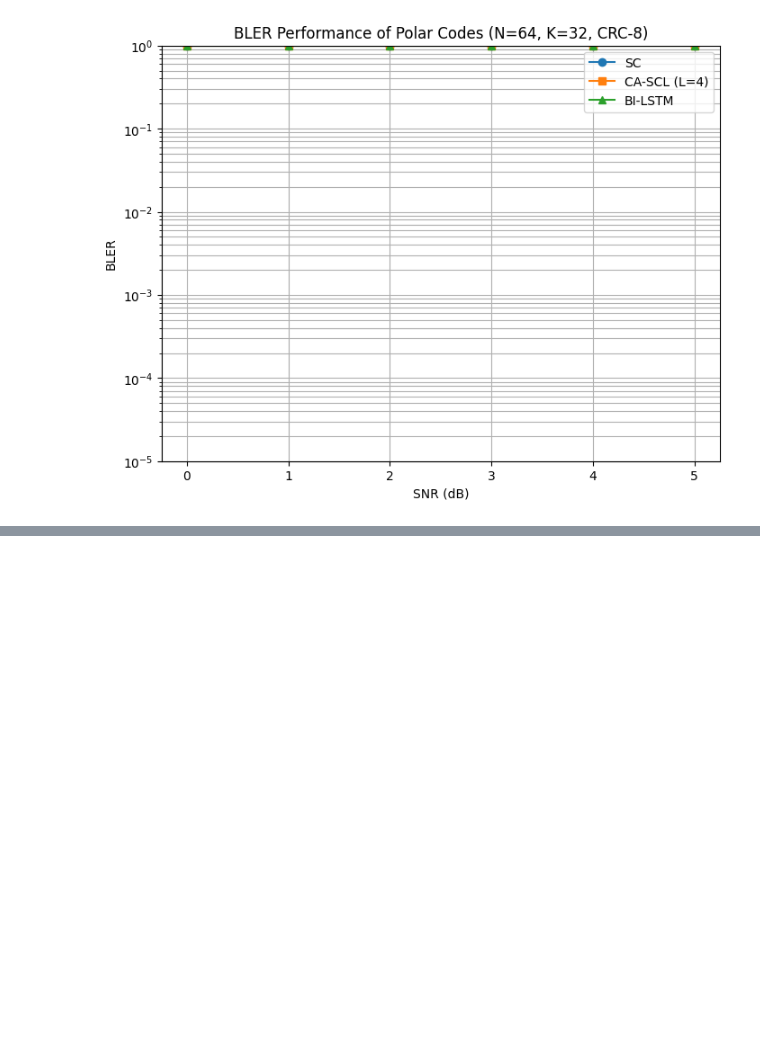
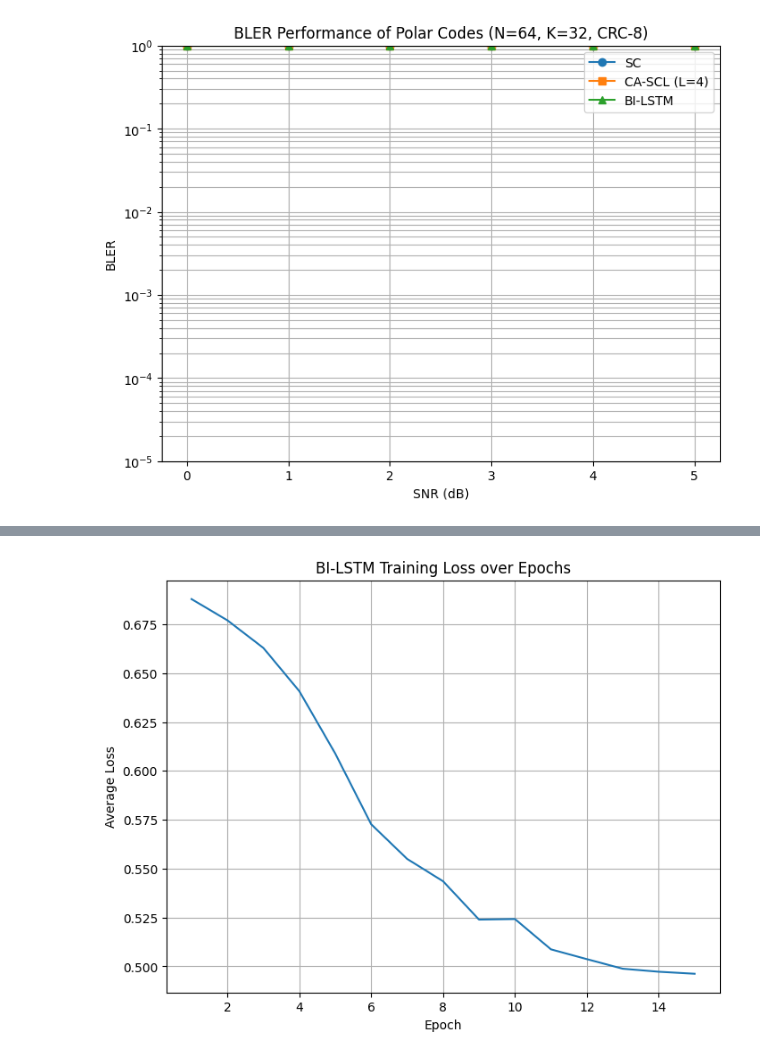
Before and after one commit to kumuds4/BCH, a Jupyter notebook: Making_the_Most_of_your_Colab_Subscription.ipynb, the cells around one changed output, grey strips where cells are left out. Saved outputs shown, nothing was run; the diff lists cells and outputs as text; code cells hidden in the pictures; blank space fills up the shorter version.

```diff
--- a/Making_the_Most_of_your_Colab_Subscription.ipynb
+++ b/Making_the_Most_of_your_Colab_Subscription.ipynb
@@ -1290,0 +1401,94 @@ SNR=5.0 dB, BER=3.01510e-01, BLER=1.00000e+00
+# %%
+# --- Training function ---
+def train_bilstm(model, optimizer, criterion, epochs, batch_size, snr_db):
+    model.to(device)
+    model.train()
+    epoch_losses = [] # List to store average loss per epoch
+    for epoch in range(epochs):
+        losses = []
+        steps = 200
+        for _ in range(steps):
+            s_batch = []
+            target_batch = []
+            # Random SNR per batch between snr_db and snr_db + 2 dB
+            train_snr_db = np.random.uniform(snr_db, snr_db + 2)
+            for _ in range(batch_size):
+                u_msg = np.random.randint(0, 2, polar.info_len)
+                u_crc = crc8_encode(u_msg)
+                x = polar.encode(u_msg)
+                s = bpsk_mod(x)
+                s_batch.append(s)
+                target_batch.append(u_crc.astype(np.float32))
+            batch_s = np.stack(s_batch)
+            _, llr_batch = awgn_channel(batch_s, train_snr_db)
+            inp = torch.tensor(llr_batch, dtype=torch.float32, device=device)
+            tgt = torch.tensor(np.stack(target_batch), dtype=torch.float32, device=device) # Corrected typo here
+
+            optimizer.zero_grad()
+            logits = model(inp)
+            outputs = torch.sigmoid(logits)
+            outputs = torch.clamp(outputs, 1e-7, 1 - 1e-7)
+            loss = criterion(outputs, tgt)
+            loss.backward()
+            optimizer.step()
+            losses.append(loss.item())
+        avg_loss = np.mean(losses)
+        epoch_losses.append(avg_loss) # Store average loss
+        print(f"Epoch {epoch+1}/{epochs}, Avg Loss: {avg_loss:.4f}")
+    return epoch_losses # Return the list of losses
+
+# --- Initialize model, optimizer, loss ---
+model = BiLSTMDecoder(N)
+model.to(device)
+optimizer = optim.Adam(model.parameters(), lr=LEARNING_RATE)
+criterion = nn.BCELoss()
+
+# --- Train BI-LSTM decoder ---
+print("Training BI-LSTM decoder...")
+training_losses = train_bilstm(model, optimizer, criterion, EPOCHS, BATCH_SIZE, snr_db=2.0)
+
+# --- Plot training loss ---
+plt.figure(figsize=(8, 6))
+plt.plot(range(1, EPOCHS + 1), training_losses)
+plt.xlabel('Epoch')
+plt.ylabel('Average Loss')
+plt.title('BI-LSTM Training Loss over Epochs')
+plt.grid(True)
+plt.show()
+
+# --- Evaluate decoders ---
+print("Evaluating SC decoder...")
+ber_sc, bler_sc = evaluate_decoder(sc_wrapper, SNR_RANGE_DB, NUM_FRAMES)
+
+print("Evaluating CA-SCL decoder (L=4)...")
+ber_scl4, bler_scl4 = evaluate_decoder(scl4_wrapper, SNR_RANGE_DB, NUM_FRAMES)
+
+print("Evaluating BI-LSTM decoder...")
+ber_nn, bler_nn = evaluate_decoder(bilstm_decoder_func, SNR_RANGE_DB, NUM_FRAMES)
+
+# --- Plot BER ---
+plt.figure(figsize=(8,6))
+plt.semilogy(SNR_RANGE_DB, ber_sc, 'o-', label='SC')
+plt.semilogy(SNR_RANGE_DB, ber_scl4, 's-', label='CA-SCL (L=4)')
+plt.semilogy(SNR_RANGE_DB, ber_nn, '^-', label='BI-LSTM')
+plt.xlabel('SNR (dB)')
+plt.ylabel('BER')
+plt.ylim(1e-5, 1)
+plt.grid(True, which='both')
+plt.legend()
+plt.title('BER Performance of Polar Codes (N=64, K=32, CRC-8)')
+plt.show()
+
+# --- Plot BLER ---
+plt.figure(figsize=(8,6))
+plt.semilogy(SNR_RANGE_DB, bler_sc, 'o-', label='SC')
+plt.semilogy(SNR_RANGE_DB, bler_scl4, 's-', label='CA-SCL (L=4)')
+plt.semilogy(SNR_RANGE_DB, bler_nn, '^-', label='BI-LSTM')
+plt.xlabel('SNR (dB)')
+plt.ylabel('BLER')
+plt.ylim(1e-5, 1)
+plt.grid(True, which='both')
+plt.legend()
+plt.title('BLER Performance of Polar Codes (N=64, K=32, CRC-8)')
+plt.show()
+# %% [output]
@@ -1290,0 +1511 @@ SNR=5.0 dB, BER=3.01510e-01, BLER=1.00000e+00
+[figure, added]
```
Also changed, not shown: parts of 11 cells of this notebook.
